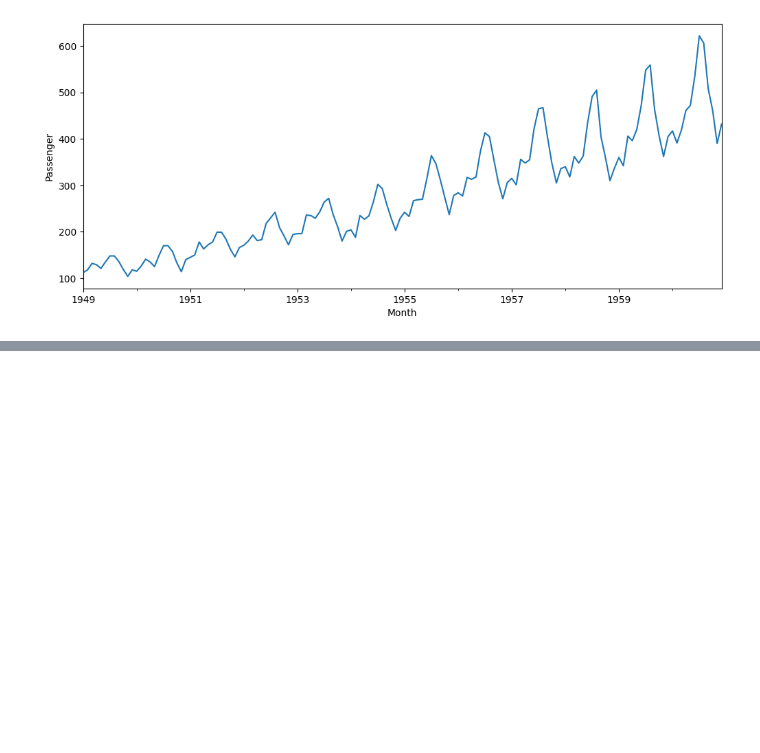
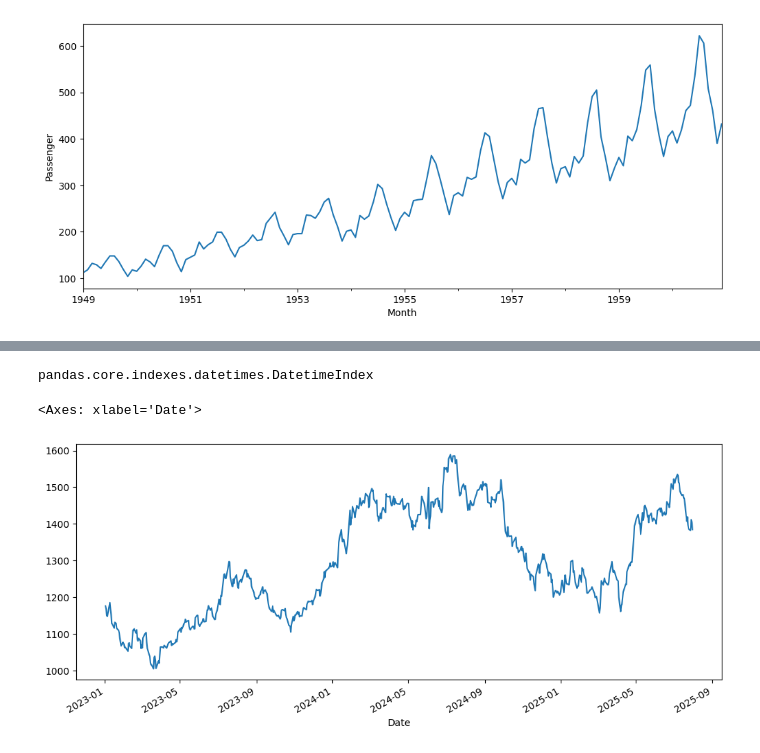
Before and after one commit to shiwani22f1001948-ops/Time_Series_analysis, a Jupyter notebook: classical_decop.ipynb, the cells around one changed output, grey strips where cells are left out. Cells and saved outputs as stored; diff of their text form; code cells hidden in the pictures; blank space fills up the shorter version.

```diff
--- a/classical_decop.ipynb
+++ b/classical_decop.ipynb
@@ -90,0 +112,9 @@ stock_data
+# %%
+type(stock_data.index)
+# %% [output]
+pandas.core.indexes.datetimes.DatetimeIndex
+# %%
+stock_data['Close'].plot(figsize=(12,5))
+# %% [output]
+<Axes: xlabel='Date'>
+[figure, added]
```
Also changed, not shown: parts of 20 cells of this notebook, 2 other files.
